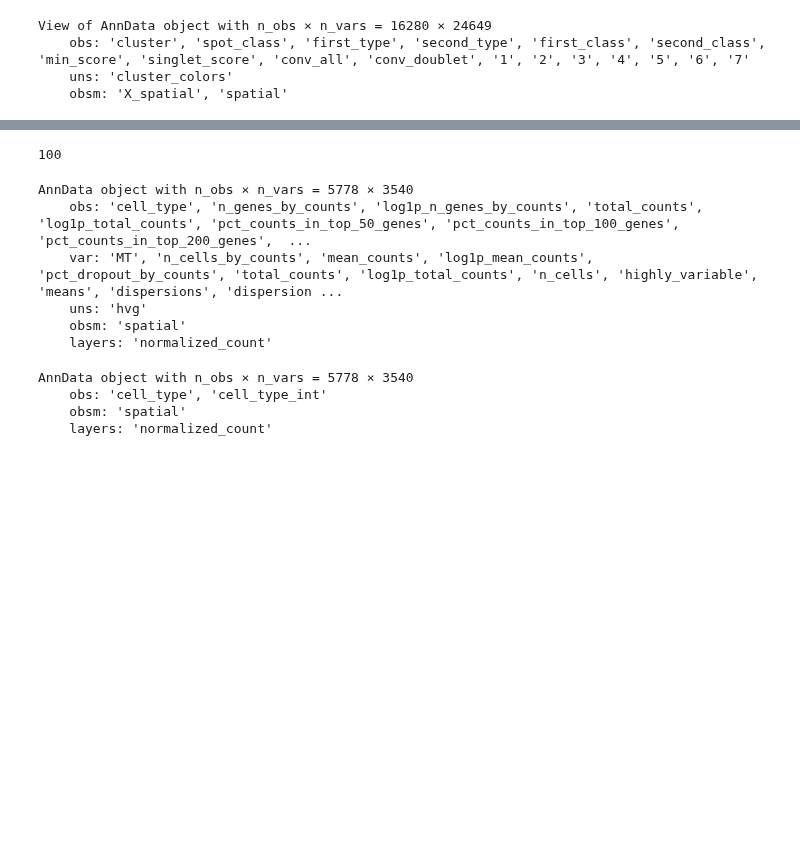
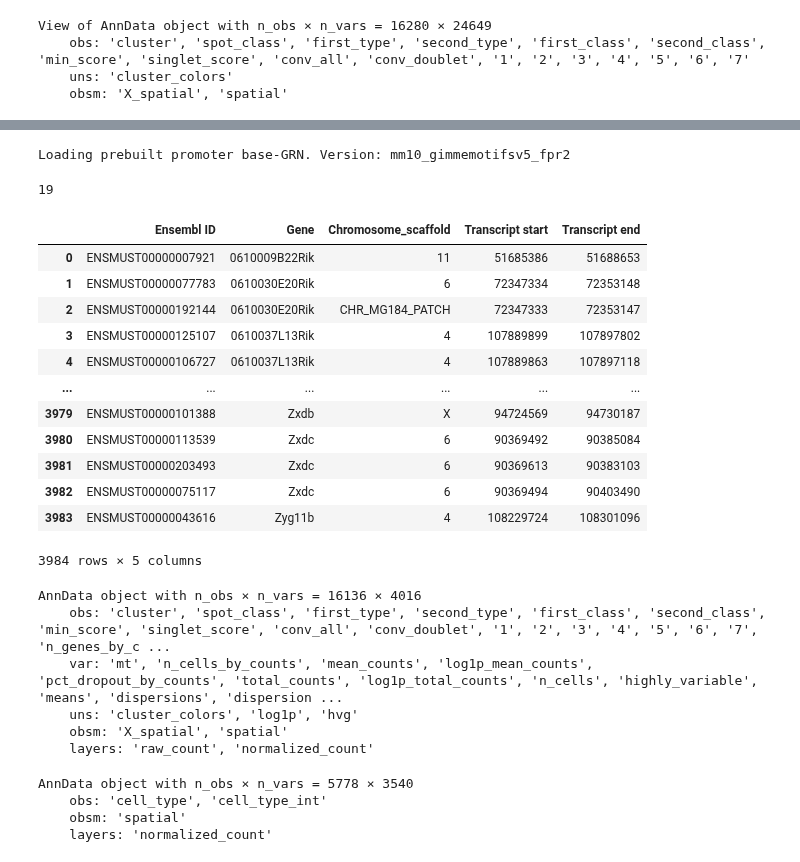
Before and after one commit to jishnu-lab/SpaceTravLR, a Jupyter notebook: notebooks/mouse_lymphnode_slideseq/00_make_adata.ipynb, the cells around one changed output, grey strips where cells are left out. Cells and saved outputs as stored; diff of their text form; code cells hidden in the pictures; blank space fills up the shorter version.

```diff
--- a/notebooks/mouse_lymphnode_slideseq/00_make_adata.ipynb
+++ b/notebooks/mouse_lymphnode_slideseq/00_make_adata.ipynb
@@ -54,17 +33,21 @@ Loading prebuilt promoter base-GRN. Version: hg19_gimmemotifsv5_fpr2
+# %%
+base_GRN = co.data.load_mouse_promoter_base_GRN()
+# %% [output]
+Loading prebuilt promoter base-GRN. Version: mm10_gimmemotifsv5_fpr2
 # %%
 df_ligrec = ct.pp.ligand_receptor_database(
         database='CellChat',
-        species='human',
+        species='mouse',
         signaling_type="Secreted Signaling"
     )
 
 df_ligrec.columns = ['ligand', 'receptor', 'pathway', 'signaling']
 df_ligrec = expand_paired_interactions(df_ligrec)
 
-coms_df =df_ligrec.query('receptor.str.contains("CXCR") or ligand.str.contains("CXCL")')
+coms_df =df_ligrec.query('receptor.str.contains("Cxcr") or ligand.str.contains("Cxcr")')
 genes_of_interest = list(np.unique(coms_df.ligand.unique().tolist() + \
                          coms_df.receptor.unique().tolist()))
-genes_of_interest = genes_of_interest + list(extra_genes)
+genes_of_interest = genes_of_interest
 len(genes_of_interest)
 # %% [output]
-100
+19
@@ -70,0 +59,2 @@ len(genes_of_interest)
+# %%
+housekeeping_db = get_mouse_housekeeping_genes()
@@ -71,2 +65,16 @@ len(genes_of_interest)
 # %%
-housekeeping_db = get_human_housekeeping_genes()
+housekeeping_db
+# %% [output]
+|  | Ensembl ID | Gene | Chromosome_scaffold | Transcript start | Transcript end |
+| 0 | ENSMUST00000007921 | 0610009B22Rik | 11 | 51685386 | 51688653 |
+| 1 | ENSMUST00000077783 | 0610030E20Rik | 6 | 72347334 | 72353148 |
+| 2 | ENSMUST00000192144 | 0610030E20Rik | CHR_MG184_PATCH | 72347333 | 72353147 |
+| 3 | ENSMUST00000125107 | 0610037L13Rik | 4 | 107889899 | 107897802 |
+| 4 | ENSMUST00000106727 | 0610037L13Rik | 4 | 107889863 | 107897118 |
+| ... | ... | ... | ... | ... | ... |
+| 3979 | ENSMUST00000101388 | Zxdb | X | 94724569 | 94730187 |
+| 3980 | ENSMUST00000113539 | Zxdc | 6 | 90369492 | 90385084 |
+| 3981 | ENSMUST00000203493 | Zxdc | 6 | 90369613 | 90383103 |
+| 3982 | ENSMUST00000075117 | Zxdc | 6 | 90369494 | 90403490 |
+| 3983 | ENSMUST00000043616 | Zyg11b | 4 | 108229724 | 108301096 |
+3984 rows × 5 columns
@@ -77,16 +81,16 @@ min_counts = 200
 # %%
 adata.var_names_make_unique()
-adata.var["MT"] = adata.var_names.str.startswith("MT-")
-sc.pp.calculate_qc_metrics(adata, qc_vars=["MT"], inplace=True)
+adata.var["mt"] = adata.var_names.str.startswith("mt-")
+sc.pp.calculate_qc_metrics(adata, qc_vars=["mt"], inplace=True)
 sc.pp.filter_cells(adata, min_counts=min_counts)
-adata = adata[adata.obs["pct_counts_MT"] < 20].copy()
-adata = adata[:, ~adata.var["MT"]]
-adata = adata[:, ~adata.var_names.isin(housekeeping_db['Gene.name'].unique())]
+adata = adata[adata.obs["pct_counts_mt"] < 20].copy()
+adata = adata[:, ~adata.var["mt"]]
+adata = adata[:, ~adata.var_names.isin(housekeeping_db['Gene'].unique())]
 
 sc.pp.filter_genes(adata, min_cells=min_cells)
-# adata.layers["raw_count"] = adata.X.copy()
-# sc.pp.normalize_total(adata, inplace=True)
-# sc.pp.log1p(adata)
+adata.layers["raw_count"] = adata.X.copy()
+sc.pp.normalize_total(adata, inplace=True)
+sc.pp.log1p(adata)
 sc.pp.highly_variable_genes(
     adata, flavor="seurat", n_top_genes=n_top_genes)
 
@@ -95,12 +99,12 @@ adata = adata[:, (adata.var.highly_variable | adata.var_names.isin(genes_of_inte
 adata.layers["normalized_count"] = adata.to_df().values.copy()
 adata
 # %% [output]
-AnnData object with n_obs × n_vars = 5778 × 3540
-    obs: 'cell_type', 'n_genes_by_counts', 'log1p_n_genes_by_counts', 'total_counts', 'log1p_total_counts', 'pct_counts_in_top_50_genes', 'pct_counts_in_top_100_genes', 'pct_counts_in_top_200_genes',  ...
-    var: 'MT', 'n_cells_by_counts', 'mean_counts', 'log1p_mean_counts', 'pct_dropout_by_counts', 'total_counts', 'log1p_total_counts', 'n_cells', 'highly_variable', 'means', 'dispersions', 'dispersion ...
-    uns: 'hvg'
-    obsm: 'spatial'
-    layers: 'normalized_count'
+AnnData object with n_obs × n_vars = 16136 × 4016
+    obs: 'cluster', 'spot_class', 'first_type', 'second_type', 'first_class', 'second_class', 'min_score', 'singlet_score', 'conv_all', 'conv_doublet', '1', '2', '3', '4', '5', '6', '7', 'n_genes_by_c ...
+    var: 'mt', 'n_cells_by_counts', 'mean_counts', 'log1p_mean_counts', 'pct_dropout_by_counts', 'total_counts', 'log1p_total_counts', 'n_cells', 'highly_variable', 'means', 'dispersions', 'dispersion ...
+    uns: 'cluster_colors', 'log1p', 'hvg'
+    obsm: 'X_spatial', 'spatial'
+    layers: 'raw_count', 'normalized_count'
 # %%
 for key in ['n_genes_by_counts', 'log1p_n_genes_by_counts',
        'total_counts', 'log1p_total_counts', 'pct_counts_in_top_50_genes',
```
Also changed, not shown: parts of 5 cells of this notebook, 7 other files.
